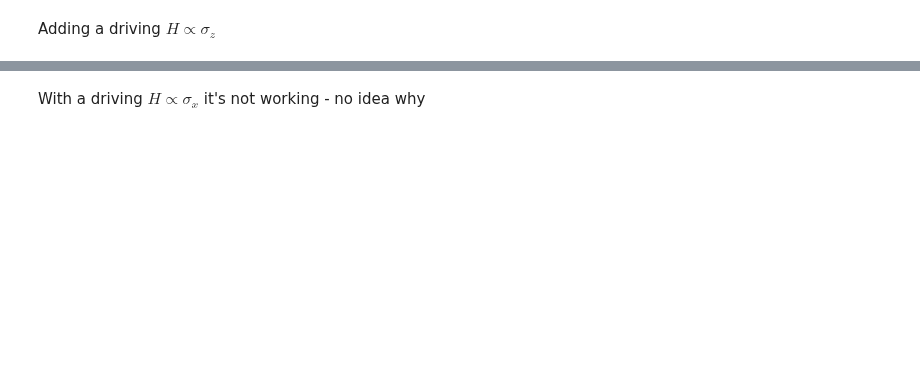
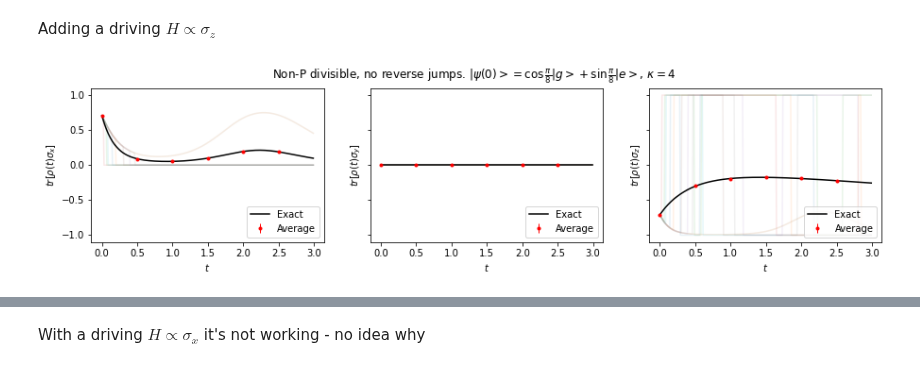
Before and after one commit to federicoSettimo/ROQJ, a Jupyter notebook: Examples/Phase covariant.ipynb, the cells around one changed output, grey strips where cells are left out. Drawn from its saved outputs; the diff is of its cells as text; code cells hidden in the pictures; blank space fills up the shorter version.

```diff
--- a/Examples/Phase covariant.ipynb
+++ b/Examples/Phase covariant.ipynb
@@ -252,3 +253,7 @@ plot("Phase covariant non-P divisible, no reverse jumps")
 # %% [markdown]
 Adding a driving $H\propto\sigma_z$
+# %%
+plot(r'Non-P divisible, no reverse jumps. $|\psi(0)> = \cos\frac{\pi}{8}|g>+\sin\frac{\pi}{8}|e>$, $\kappa=4$')
+# %% [output]
+[figure, added]
 # %%
```
Also changed, not shown: parts of 8 cells of this notebook, 1 other file.
